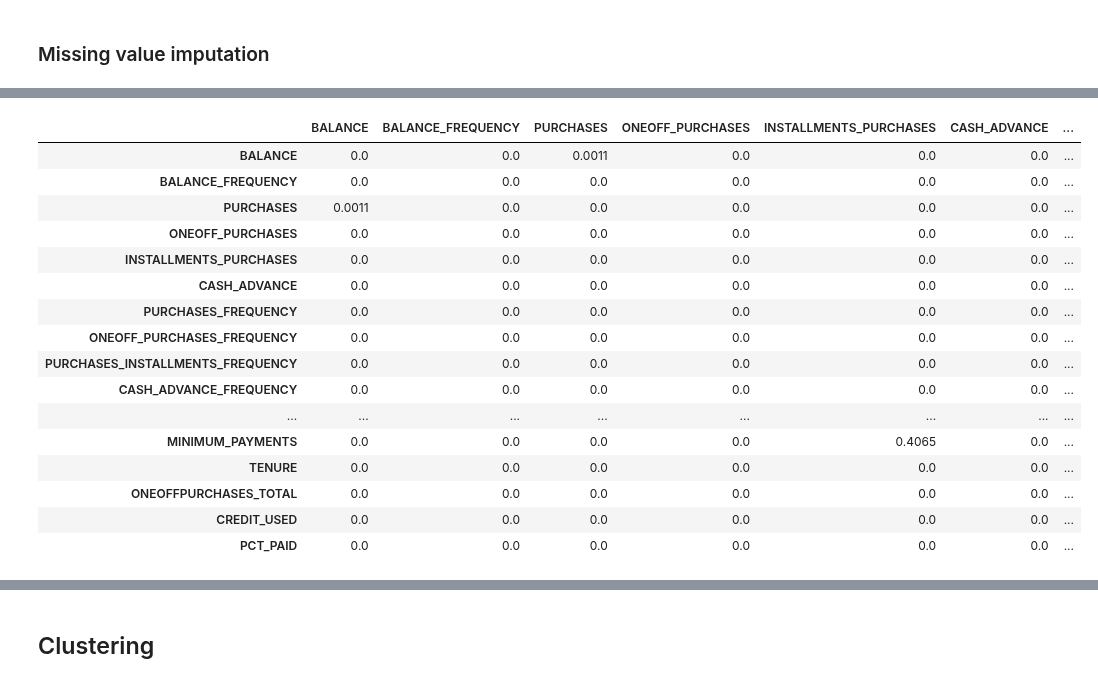
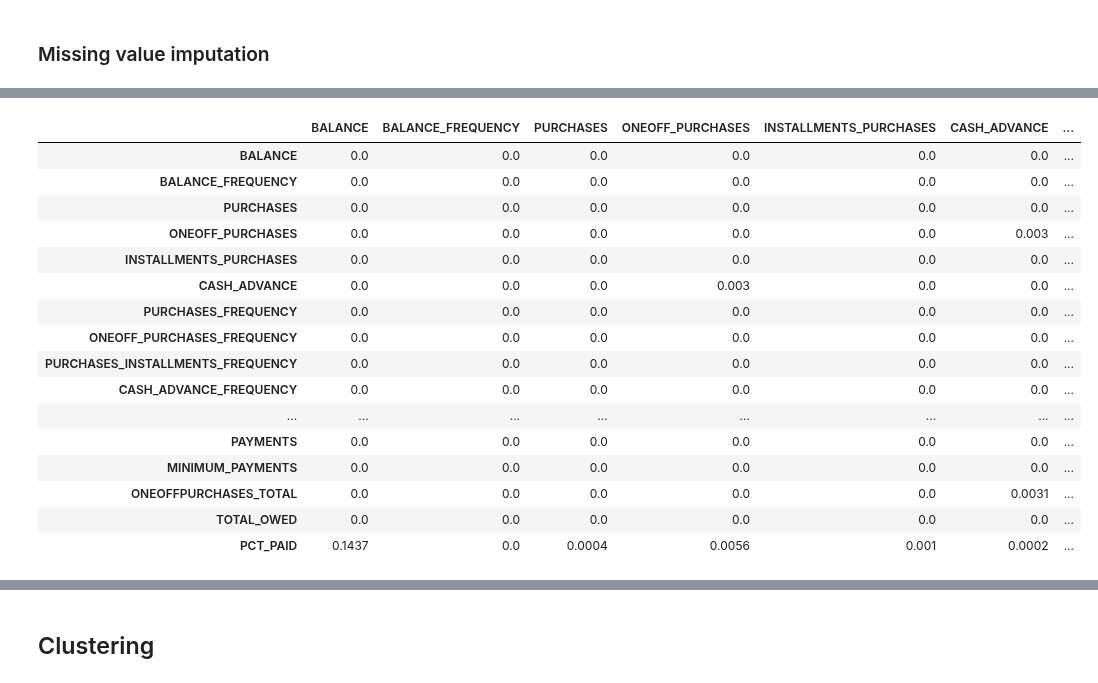
Before and after one commit to xwu0223/MBAN-6400-Project, a Jupyter notebook: cc.ipynb, the cells around one changed output, grey strips where cells are left out. Drawn from its saved outputs; the diff is of its cells as text; code cells hidden in the pictures.

```diff
--- a/cc.ipynb
+++ b/cc.ipynb
@@ -248,24 +218,24 @@ def calculate_pvalues(df):
         for c in df.columns:
             pvalues[r][c] = round(pearsonr(df[r], df[c])[1], 4)
     return pvalues
-# %%
-calculate_pvalues(transformed_data)
-# %% [output]
-|  | BALANCE | BALANCE_FREQUENCY | PURCHASES | ONEOFF_PURCHASES | INSTALLMENTS_PURCHASES | CASH_ADVANCE | ... |
-| BALANCE | 0.0 | 0.0 | 0.0011 | 0.0 | 0.0 | 0.0 | ... |
-| BALANCE_FREQUENCY | 0.0 | 0.0 | 0.0 | 0.0 | 0.0 | 0.0 | ... |
-| PURCHASES | 0.0011 | 0.0 | 0.0 | 0.0 | 0.0 | 0.0 | ... |
-| ONEOFF_PURCHASES | 0.0 | 0.0 | 0.0 | 0.0 | 0.0 | 0.0 | ... |
-| INSTALLMENTS_PURCHASES | 0.0 | 0.0 | 0.0 | 0.0 | 0.0 | 0.0 | ... |
-| CASH_ADVANCE | 0.0 | 0.0 | 0.0 | 0.0 | 0.0 | 0.0 | ... |
-| PURCHASES_FREQUENCY | 0.0 | 0.0 | 0.0 | 0.0 | 0.0 | 0.0 | ... |
-| ONEOFF_PURCHASES_FREQUENCY | 0.0 | 0.0 | 0.0 | 0.0 | 0.0 | 0.0 | ... |
-| PURCHASES_INSTALLMENTS_FREQUENCY | 0.0 | 0.0 | 0.0 | 0.0 | 0.0 | 0.0 | ... |
-| CASH_ADVANCE_FREQUENCY | 0.0 | 0.0 | 0.0 | 0.0 | 0.0 | 0.0 | ... |
-| ... | ... | ... | ... | ... | ... | ... | ... |
-| MINIMUM_PAYMENTS | 0.0 | 0.0 | 0.0 | 0.0 | 0.4065 | 0.0 | ... |
-| TENURE | 0.0 | 0.0 | 0.0 | 0.0 | 0.0 | 0.0 | ... |
-| ONEOFFPURCHASES_TOTAL | 0.0 | 0.0 | 0.0 | 0.0 | 0.0 | 0.0 | ... |
-| CREDIT_USED | 0.0 | 0.0 | 0.0 | 0.0 | 0.0 | 0.0 | ... |
-| PCT_PAID | 0.0 | 0.0 | 0.0 | 0.0 | 0.0 | 0.0 | ... |
+# %%
+calculate_pvalues(scaled_X[columns])
+# %% [output]
+|  | BALANCE | BALANCE_FREQUENCY | PURCHASES | ONEOFF_PURCHASES | INSTALLMENTS_PURCHASES | CASH_ADVANCE | ... |
+| BALANCE | 0.0 | 0.0 | 0.0 | 0.0 | 0.0 | 0.0 | ... |
+| BALANCE_FREQUENCY | 0.0 | 0.0 | 0.0 | 0.0 | 0.0 | 0.0 | ... |
+| PURCHASES | 0.0 | 0.0 | 0.0 | 0.0 | 0.0 | 0.0 | ... |
+| ONEOFF_PURCHASES | 0.0 | 0.0 | 0.0 | 0.0 | 0.0 | 0.003 | ... |
+| INSTALLMENTS_PURCHASES | 0.0 | 0.0 | 0.0 | 0.0 | 0.0 | 0.0 | ... |
+| CASH_ADVANCE | 0.0 | 0.0 | 0.0 | 0.003 | 0.0 | 0.0 | ... |
+| PURCHASES_FREQUENCY | 0.0 | 0.0 | 0.0 | 0.0 | 0.0 | 0.0 | ... |
+| ONEOFF_PURCHASES_FREQUENCY | 0.0 | 0.0 | 0.0 | 0.0 | 0.0 | 0.0 | ... |
+| PURCHASES_INSTALLMENTS_FREQUENCY | 0.0 | 0.0 | 0.0 | 0.0 | 0.0 | 0.0 | ... |
+| CASH_ADVANCE_FREQUENCY | 0.0 | 0.0 | 0.0 | 0.0 | 0.0 | 0.0 | ... |
+| ... | ... | ... | ... | ... | ... | ... | ... |
+| PAYMENTS | 0.0 | 0.0 | 0.0 | 0.0 | 0.0 | 0.0 | ... |
+| MINIMUM_PAYMENTS | 0.0 | 0.0 | 0.0 | 0.0 | 0.0 | 0.0 | ... |
+| ONEOFFPURCHASES_TOTAL | 0.0 | 0.0 | 0.0 | 0.0 | 0.0 | 0.0031 | ... |
+| TOTAL_OWED | 0.0 | 0.0 | 0.0 | 0.0 | 0.0 | 0.0 | ... |
+| PCT_PAID | 0.1437 | 0.0 | 0.0004 | 0.0056 | 0.001 | 0.0002 | ... |
 # %%
```
Also changed, not shown: parts of 24 cells of this notebook.
